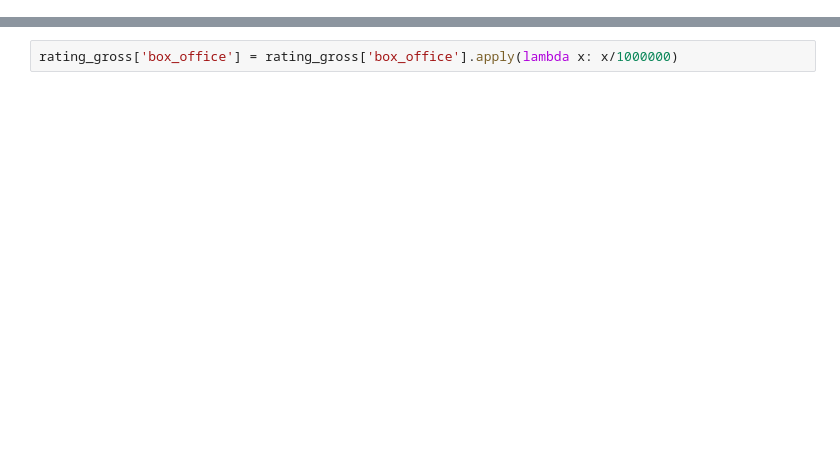
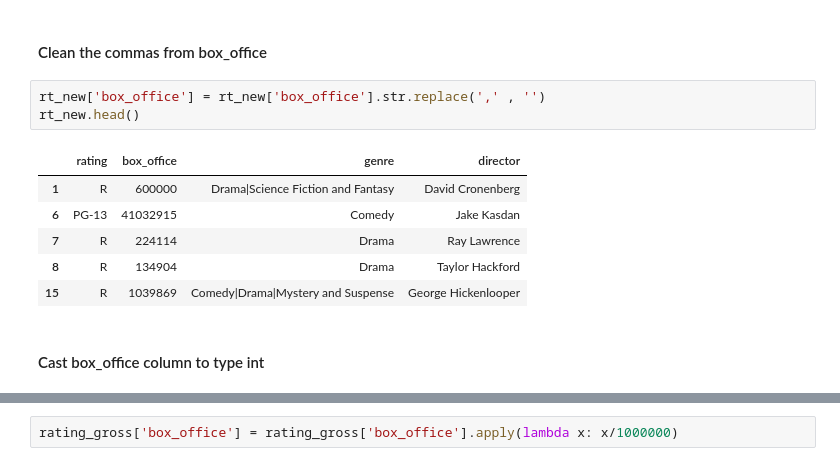
Before and after one commit to cleatw/Project1, a Jupyter notebook: Project 1 Notebook.ipynb, the cells around one changed output, grey strips where cells are left out. Cells and saved outputs as stored; diff of their text form; blank space fills up the shorter version.

```diff
--- a/Project 1 Notebook.ipynb
+++ b/Project 1 Notebook.ipynb
@@ -116,0 +65,14 @@ rating_gross.drop(rating_gross[rating_gross['rating'] == 'G'].index, inplace=Tru
+# %% [markdown]
+#### Clean the commas from box_office
+# %%
+rt_new['box_office'] = rt_new['box_office'].str.replace(',' , '')
+rt_new.head()
+# %% [output]
+|  | rating | box_office | genre | director |
+| 1 | R | 600000 | Drama|Science Fiction and Fantasy | David Cronenberg |
+| 6 | PG-13 | 41032915 | Comedy | Jake Kasdan |
+| 7 | R | 224114 | Drama | Ray Lawrence |
+| 8 | R | 134904 | Drama | Taylor Hackford |
+| 15 | R | 1039869 | Comedy|Drama|Mystery and Suspense | George Hickenlooper |
+# %% [markdown]
+#### Cast box_office column to type int
```
Also changed, not shown: parts of 57 cells of this notebook.
